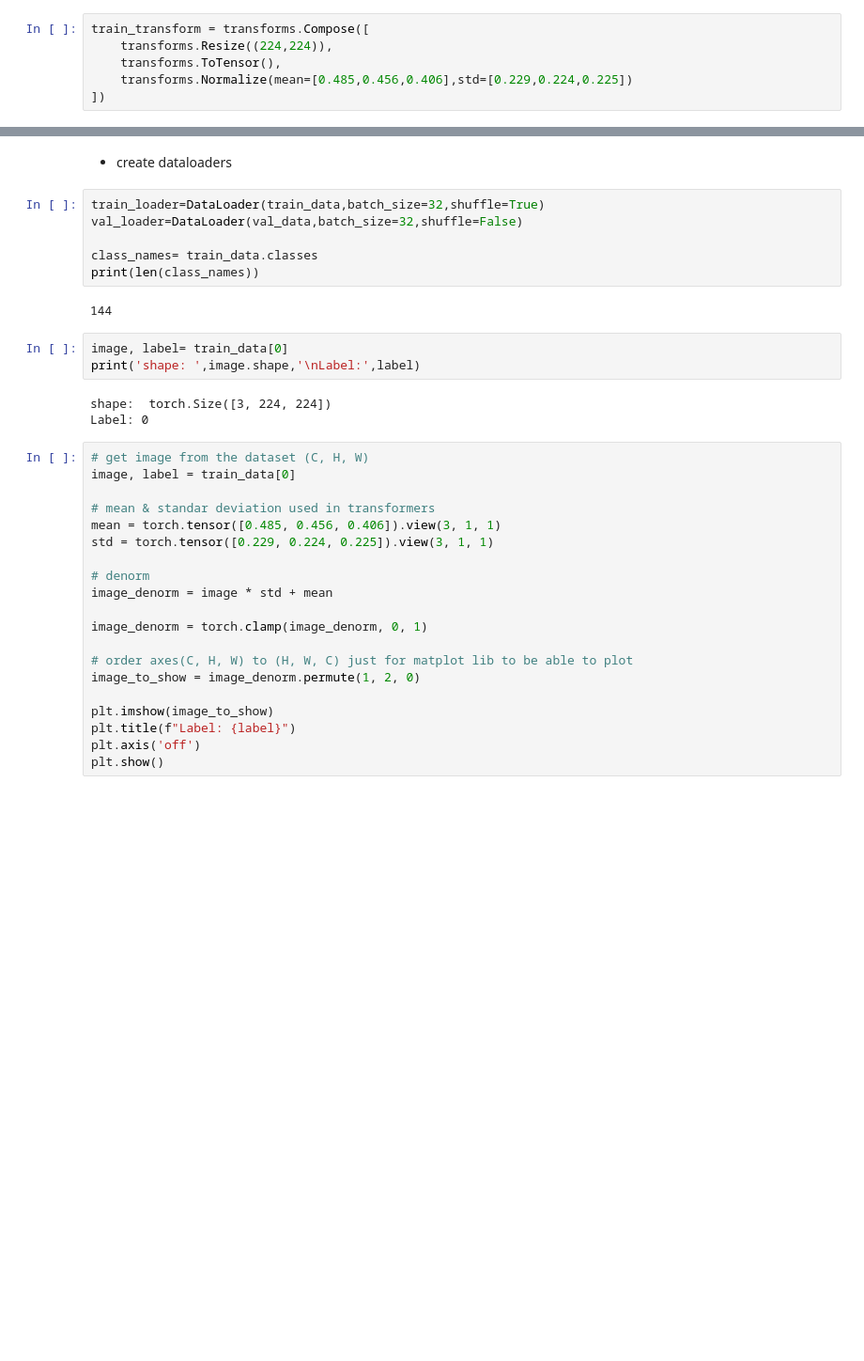
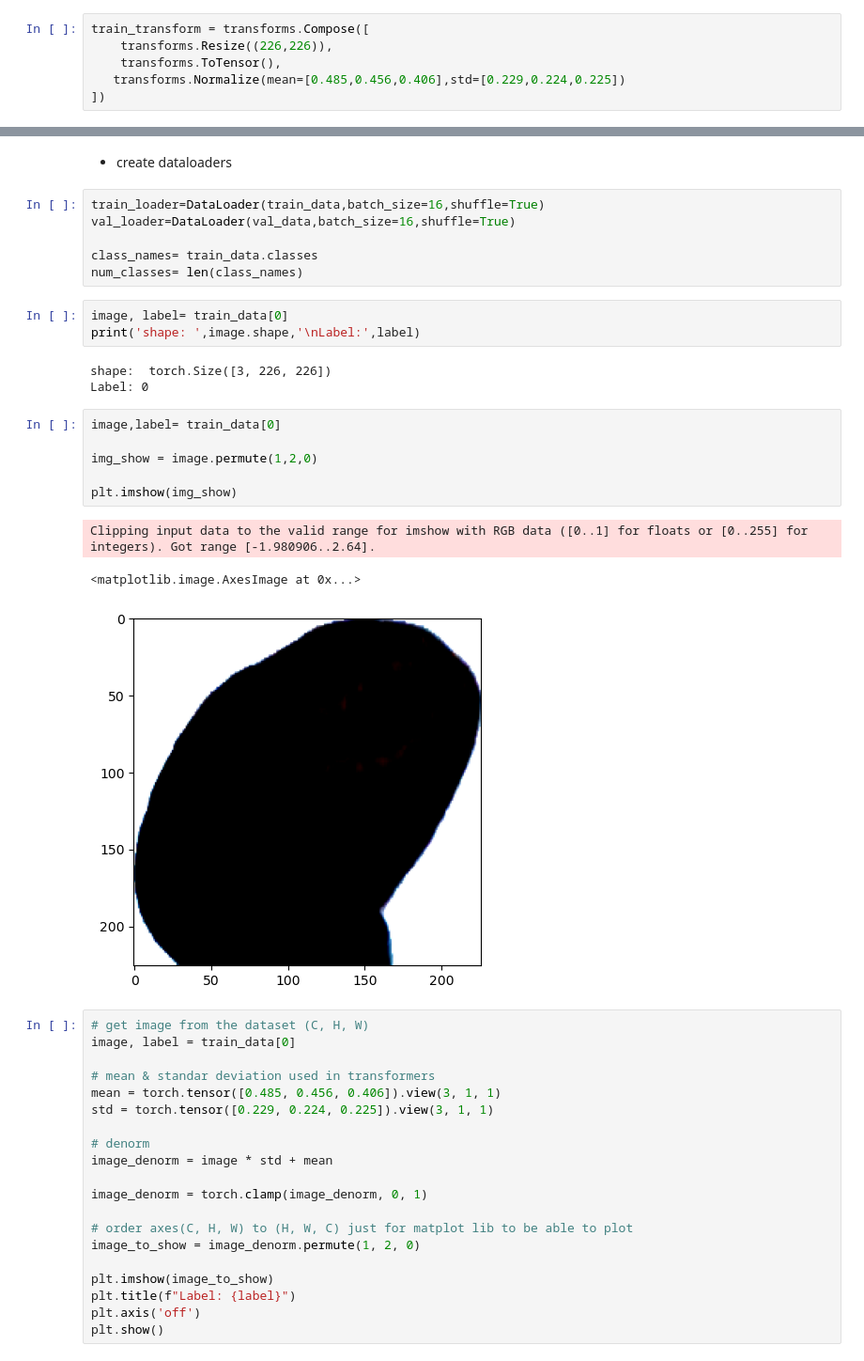
Before and after one commit to 77COWBOY/Fruit_classifier, a Jupyter notebook: Untitled.ipynb, the cells around one changed output, grey strips where cells are left out. Shown at 94% size. Cells and saved outputs as stored; diff of their text form; blank space fills up the shorter version.

```diff
--- a/Untitled.ipynb
+++ b/Untitled.ipynb
@@ -21,9 +21,9 @@ cuda
 # Create transformers
 # %%
 train_transform = transforms.Compose([
-    transforms.Resize((224,224)),
+    transforms.Resize((226,226)),
     transforms.ToTensor(),
-    transforms.Normalize(mean=[0.485,0.456,0.406],std=[0.229,0.224,0.225])
+   transforms.Normalize(mean=[0.485,0.456,0.406],std=[0.229,0.224,0.225])
 ])
 # %%
 val_transform = transforms.Compose([
@@ -42,19 +42,27 @@ val_data = datasets.ImageFolder(os.path.join(val_dir),transform=val_transform)
 # %% [markdown]
 * create dataloaders
 # %%
-train_loader=DataLoader(train_data,batch_size=32,shuffle=True)
-val_loader=DataLoader(val_data,batch_size=32,shuffle=False)
+train_loader=DataLoader(train_data,batch_size=16,shuffle=True)
+val_loader=DataLoader(val_data,batch_size=16,shuffle=True)
 
 class_names= train_data.classes
-print(len(class_names))
+num_classes= len(class_names)
-# %% [output]
-144
 # %%
 image, label= train_data[0]
 print('shape: ',image.shape,'\nLabel:',label)
 # %% [output]
-shape:  torch.Size([3, 224, 224])
+shape:  torch.Size([3, 226, 226])
 Label: 0
+# %%
+image,label= train_data[0]
+
+img_show = image.permute(1,2,0)
+
+plt.imshow(img_show)
+# %% [output]
+Clipping input data to the valid range for imshow with RGB data ([0..1] for floats or [0..255] for integers). Got range [-1.980906..2.64].
+<matplotlib.image.AxesImage at 0x...>
+[figure, added]
 # %%
 # get image from the dataset (C, H, W)
 image, label = train_data[0]
```
Also changed, not shown: parts of 12 cells of this notebook.
